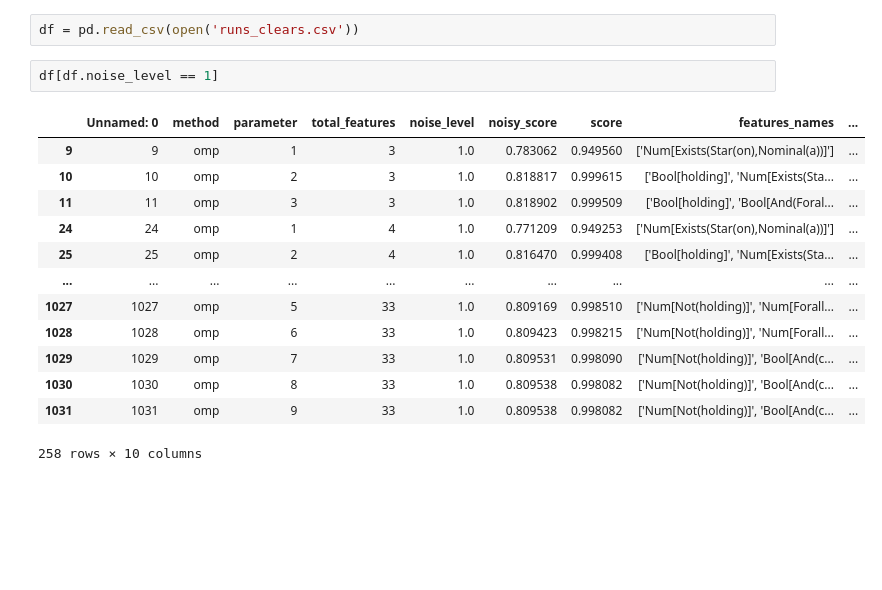
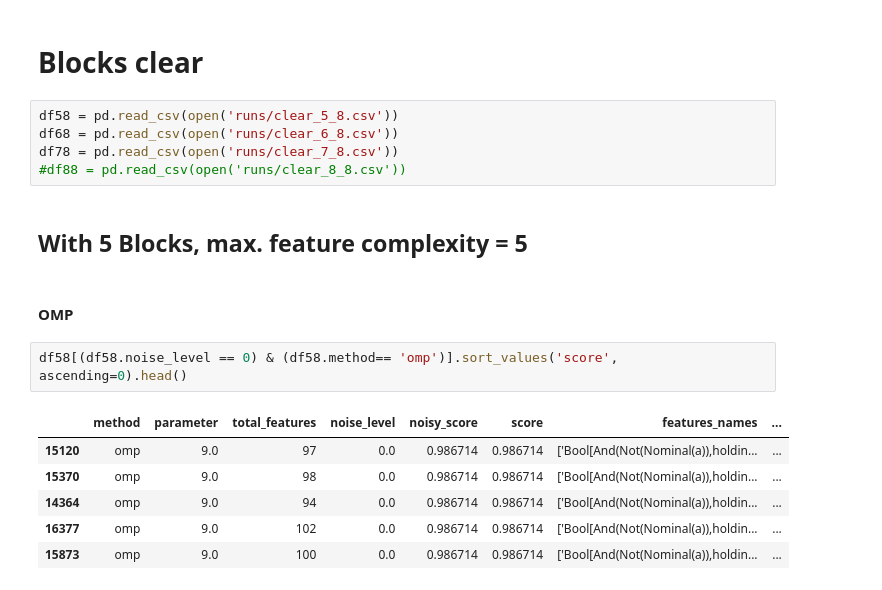
Before and after one commit to guillermoim/sparse_linear_regression, a Jupyter notebook: Data visualization.ipynb, the cells around one changed output. Saved outputs shown, nothing was run; the diff lists cells and outputs as text; blank space fills up the shorter version.

```diff
--- a/Data visualization.ipynb
+++ b/Data visualization.ipynb
@@ -3,18 +4,20 @@ import pandas as pd
-# %%
-df = pd.read_csv(open('runs_clears.csv'))
+# %% [markdown]
+# Blocks clear
+# %%
+df58 = pd.read_csv(open('runs/clear_5_8.csv'))
+df68 = pd.read_csv(open('runs/clear_6_8.csv'))
+df78 = pd.read_csv(open('runs/clear_7_8.csv'))
+#df88 = pd.read_csv(open('runs/clear_8_8.csv'))
+# %% [markdown]
+## With 5 Blocks, max. feature complexity = 5
+# %% [markdown]
+#### OMP
 # %%
-df[df.noise_level == 1]
+df58[(df58.noise_level == 0) & (df58.method== 'omp')].sort_values('score', ascending=0).head()
 # %% [output]
-|  | Unnamed: 0 | method | parameter | total_features | noise_level | noisy_score | score | features_names | ... |
-| 9 | 9 | omp | 1 | 3 | 1.0 | 0.783062 | 0.949560 | ['Num[Exists(Star(on),Nominal(a))]'] | ... |
-| 10 | 10 | omp | 2 | 3 | 1.0 | 0.818817 | 0.999615 | ['Bool[holding]', 'Num[Exists(Sta... | ... |
-| 11 | 11 | omp | 3 | 3 | 1.0 | 0.818902 | 0.999509 | ['Bool[holding]', 'Bool[And(Foral... | ... |
-| 24 | 24 | omp | 1 | 4 | 1.0 | 0.771209 | 0.949253 | ['Num[Exists(Star(on),Nominal(a))]'] | ... |
-| 25 | 25 | omp | 2 | 4 | 1.0 | 0.816470 | 0.999408 | ['Bool[holding]', 'Num[Exists(Sta... | ... |
-| ... | ... | ... | ... | ... | ... | ... | ... | ... | ... |
-| 1027 | 1027 | omp | 5 | 33 | 1.0 | 0.809169 | 0.998510 | ['Num[Not(holding)]', 'Num[Forall... | ... |
-| 1028 | 1028 | omp | 6 | 33 | 1.0 | 0.809423 | 0.998215 | ['Num[Not(holding)]', 'Num[Forall... | ... |
-| 1029 | 1029 | omp | 7 | 33 | 1.0 | 0.809531 | 0.998090 | ['Num[Not(holding)]', 'Bool[And(c... | ... |
-| 1030 | 1030 | omp | 8 | 33 | 1.0 | 0.809538 | 0.998082 | ['Num[Not(holding)]', 'Bool[And(c... | ... |
-| 1031 | 1031 | omp | 9 | 33 | 1.0 | 0.809538 | 0.998082 | ['Num[Not(holding)]', 'Bool[And(c... | ... |
+|  | method | parameter | total_features | noise_level | noisy_score | score | features_names | ... |
+| 15120 | omp | 9.0 | 97 | 0.0 | 0.986714 | 0.986714 | ['Bool[And(Not(Nominal(a)),holdin... | ... |
+| 15370 | omp | 9.0 | 98 | 0.0 | 0.986714 | 0.986714 | ['Bool[And(Not(Nominal(a)),holdin... | ... |
+| 14364 | omp | 9.0 | 94 | 0.0 | 0.986714 | 0.986714 | ['Bool[And(Not(Nominal(a)),holdin... | ... |
+| 16377 | omp | 9.0 | 102 | 0.0 | 0.986714 | 0.986714 | ['Bool[And(Not(Nominal(a)),holdin... | ... |
+| 15873 | omp | 9.0 | 100 | 0.0 | 0.986714 | 0.986714 | ['Bool[And(Not(Nominal(a)),holdin... | ... |
-258 rows × 10 columns
```
Also changed, not shown: parts of 15 cells of this notebook, 40 other files.
